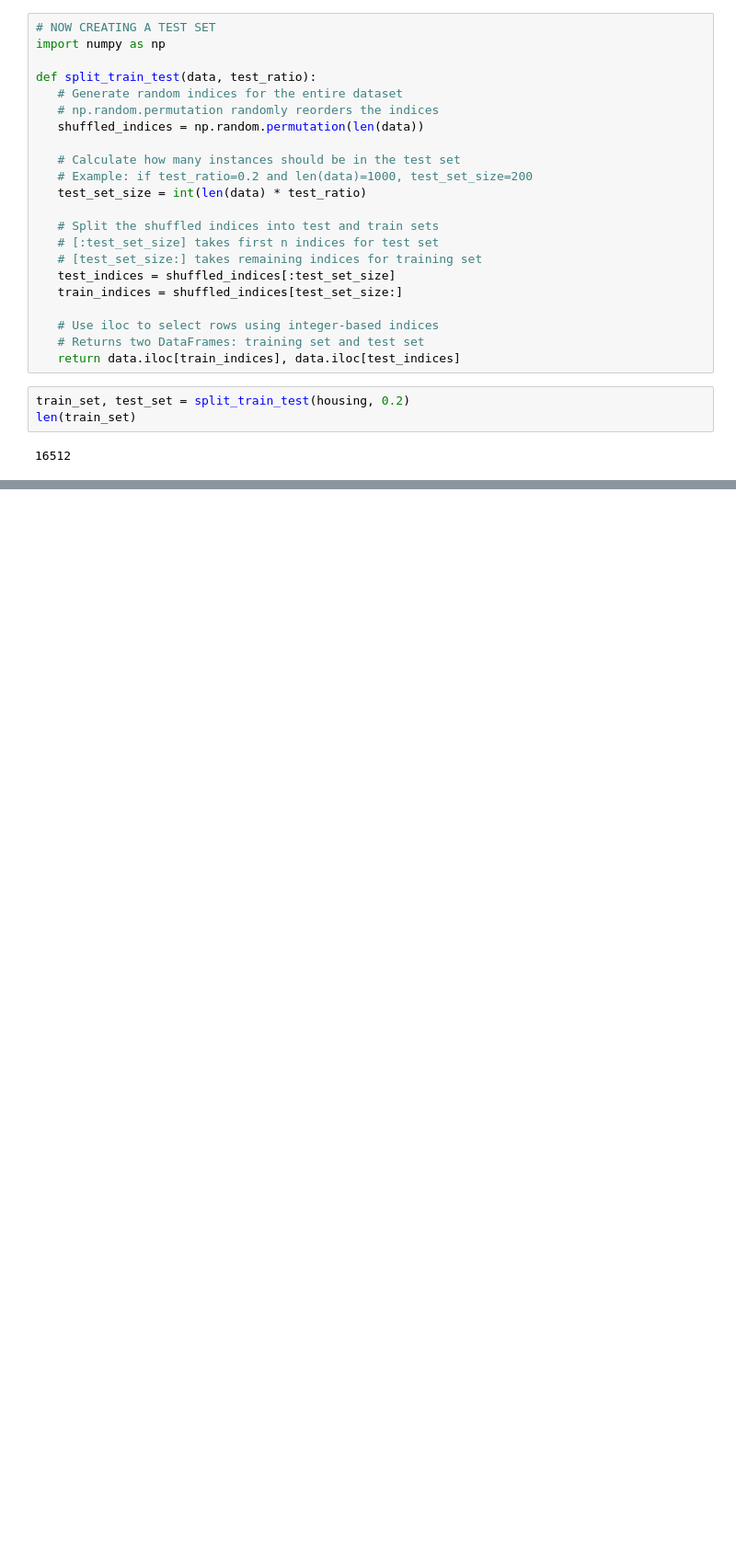
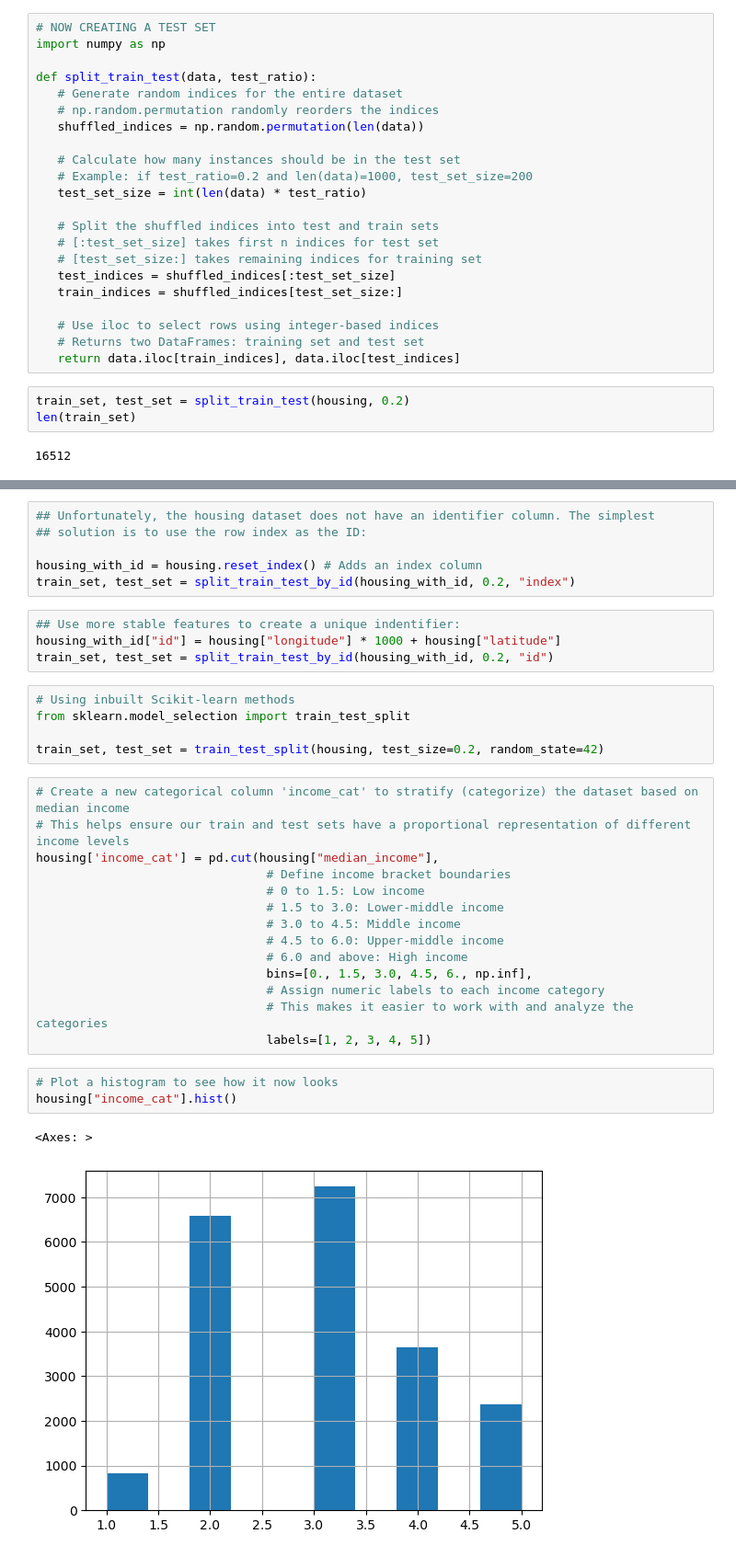
Before and after one commit to erickmoon/machine-learning-pandas-basics, a Jupyter notebook: housing_price_analysis_carlifonia.ipynb, the cells around one changed output, grey strips where cells are left out. Shown at 92% size. Drawn from its saved outputs; the diff is of its cells as text; blank space fills up the shorter version.

Commit message:
Updated housing pricing file

```diff
--- a/housing_price_analysis_carlifonia.ipynb
+++ b/housing_price_analysis_carlifonia.ipynb
@@ -117,0 +162,35 @@ def split_train_test_by_id(data, test_ratio, id_column):
+# %%
+## Unfortunately, the housing dataset does not have an identifier column. The simplest
+## solution is to use the row index as the ID:
+
+housing_with_id = housing.reset_index() # Adds an index column
+train_set, test_set = split_train_test_by_id(housing_with_id, 0.2, "index")
+# %%
+## Use more stable features to create a unique indentifier:
+housing_with_id["id"] = housing["longitude"] * 1000 + housing["latitude"]
+train_set, test_set = split_train_test_by_id(housing_with_id, 0.2, "id")
+# %%
+# Using inbuilt Scikit-learn methods
+from sklearn.model_selection import train_test_split
+
+train_set, test_set = train_test_split(housing, test_size=0.2, random_state=42)
+# %%
+# Create a new categorical column 'income_cat' to stratify (categorize) the dataset based on median income
+# This helps ensure our train and test sets have a proportional representation of different income levels
+housing['income_cat'] = pd.cut(housing["median_income"],
+                                # Define income bracket boundaries
+                                # 0 to 1.5: Low income
+                                # 1.5 to 3.0: Lower-middle income
+                                # 3.0 to 4.5: Middle income
+                                # 4.5 to 6.0: Upper-middle income
+                                # 6.0 and above: High income
+                                bins=[0., 1.5, 3.0, 4.5, 6., np.inf],
+                                # Assign numeric labels to each income category
+                                # This makes it easier to work with and analyze the categories
+                                labels=[1, 2, 3, 4, 5])
+# %%
+# Plot a histogram to see how it now looks
+housing["income_cat"].hist()
+# %% [output]
+<Axes: >
+[figure, added]
```
Also changed, not shown: parts of 16 cells of this notebook, 2 other files.
